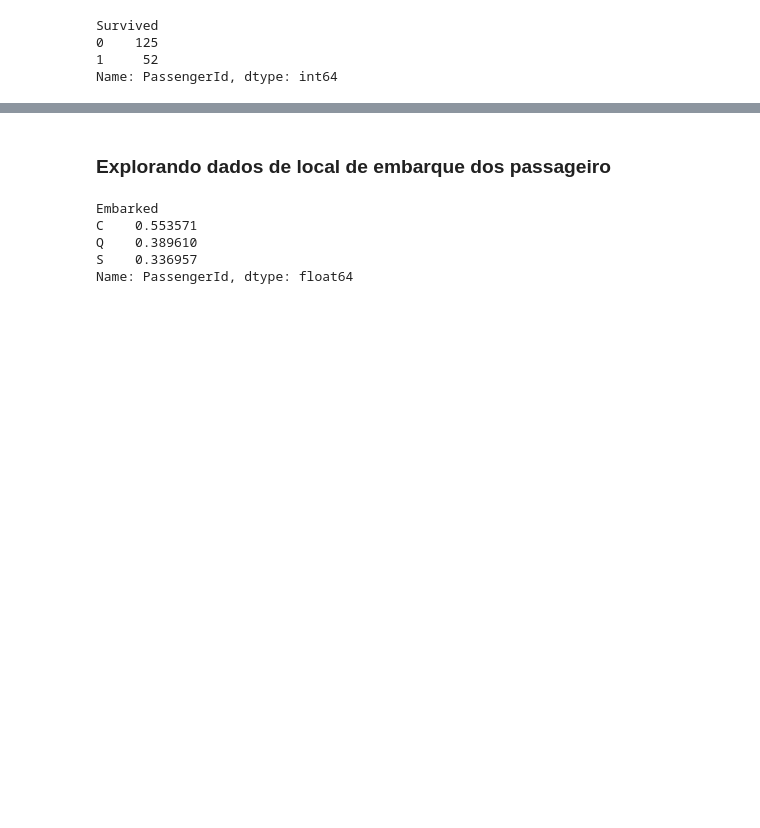
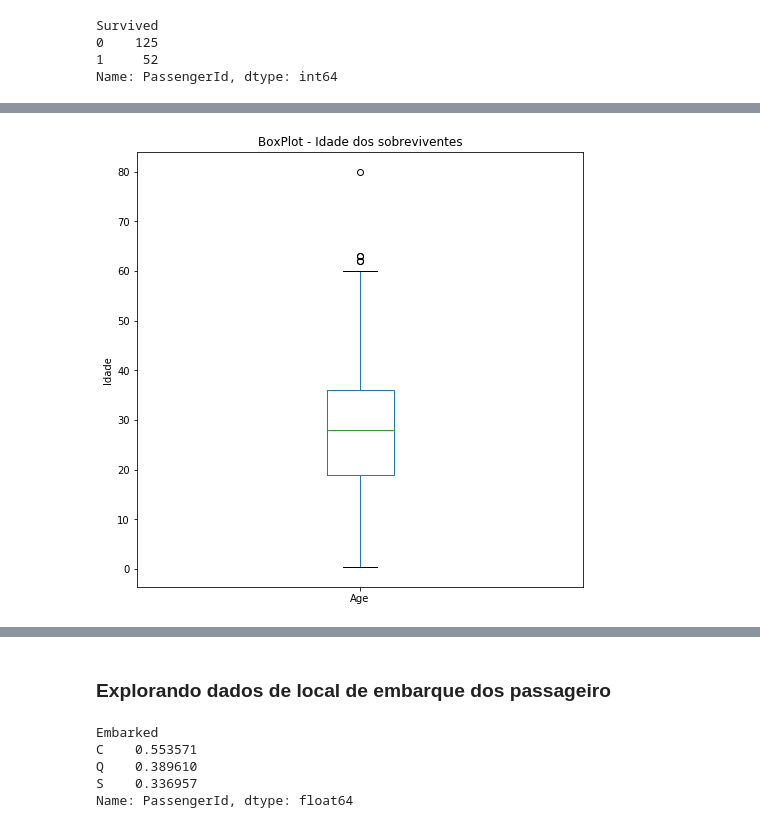
Before and after one commit to felipe-morilla/Projeto-final, a Jupyter notebook: Projeto Final.ipynb, the cells around one changed output, grey strips where cells are left out. Saved outputs shown, nothing was run; the diff lists cells and outputs as text; code cells hidden in the pictures; blank space fills up the shorter version.

```diff
--- a/Projeto Final.ipynb
+++ b/Projeto Final.ipynb
@@ -368,0 +383,9 @@ df.iloc[:,0:-4]
+# %%
+#Nomear os eixos
+df_surv['Age'].dropna().plot(kind='box', figsize=(8,8))
+
+plt.title('BoxPlot - Idade dos sobreviventes')
+plt.xlabel('')
+plt.ylabel('Idade');
+# %% [output]
+[figure, added]
```
Also changed, not shown: parts of 58 cells of this notebook.
